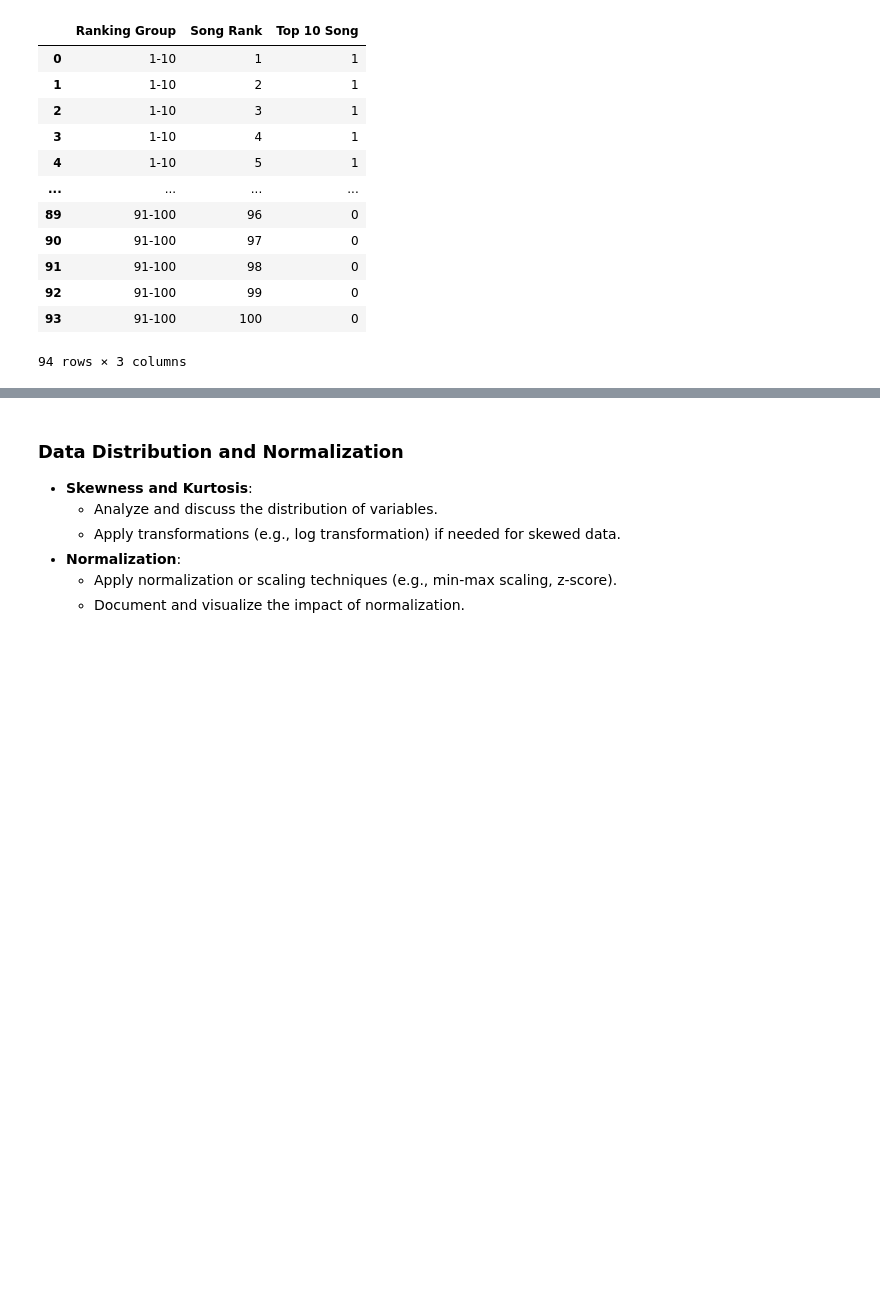
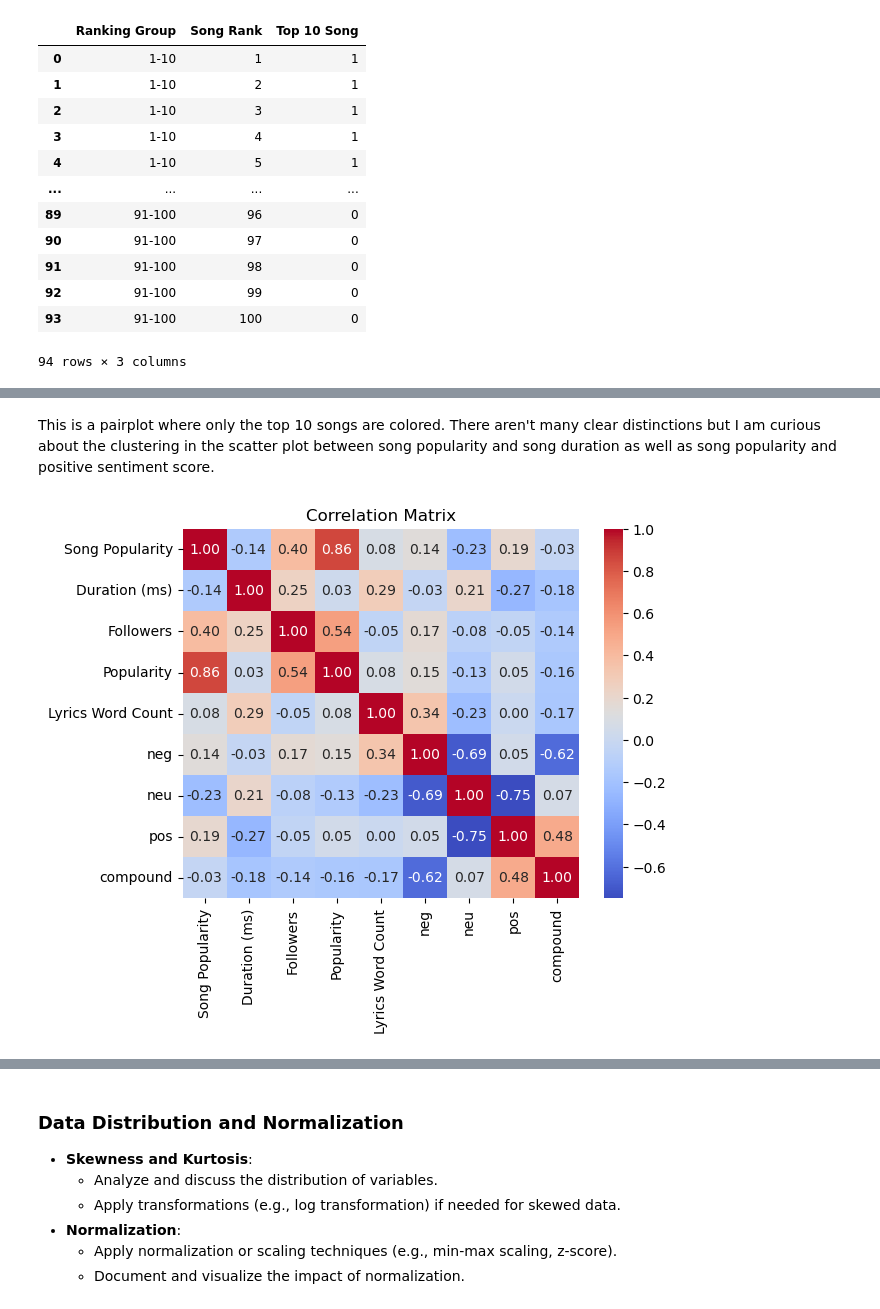
Before and after one commit to satomitheito/Spotify-Song-Analysis, a Jupyter notebook: technical-details/eda/main.ipynb, the cells around one changed output, grey strips where cells are left out. Saved outputs shown, nothing was run; the diff lists cells and outputs as text; code cells hidden in the pictures; blank space fills up the shorter version.

```diff
--- a/technical-details/eda/main.ipynb
+++ b/technical-details/eda/main.ipynb
@@ -255,0 +276,12 @@ sns.pairplot(df_cl[['Song Popularity', 'Duration (ms)', 'Followers', 'Popularity
+# %% [markdown]
+This is a pairplot where only the top 10 songs are colored. There aren't many clear distinctions but I am curious about the clustering in the scatter plot between song popularity and song duration as well as song popularity and positive sentiment score.
+# %%
+corr = df_cl[['Song Popularity', 'Duration (ms)', 'Followers', 'Popularity',
+              'Lyrics Word Count', 'neg', 'neu', 'pos', 'compound']].corr()
+
+# Plot the correlation matrix
+sns.heatmap(corr, annot=True, cmap='coolwarm', fmt='.2f')
+plt.title("Correlation Matrix")
+plt.show()
+# %% [output]
+[figure, added]
```
Also changed, not shown: parts of 13 cells of this notebook, 4 other files.
